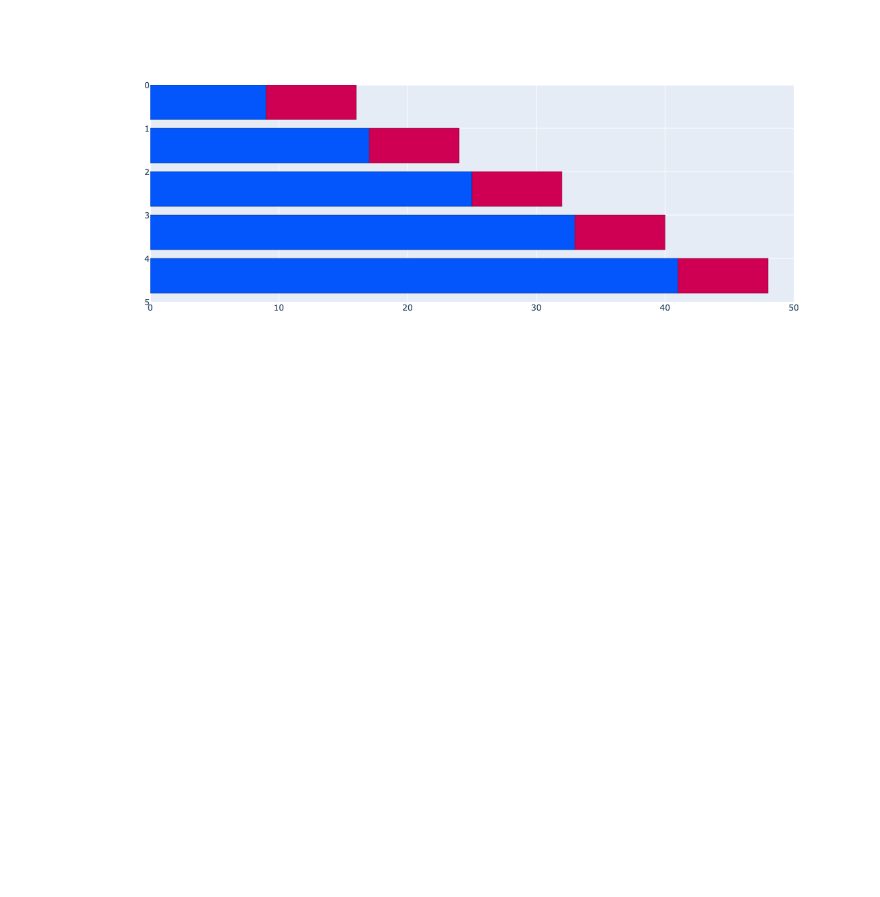
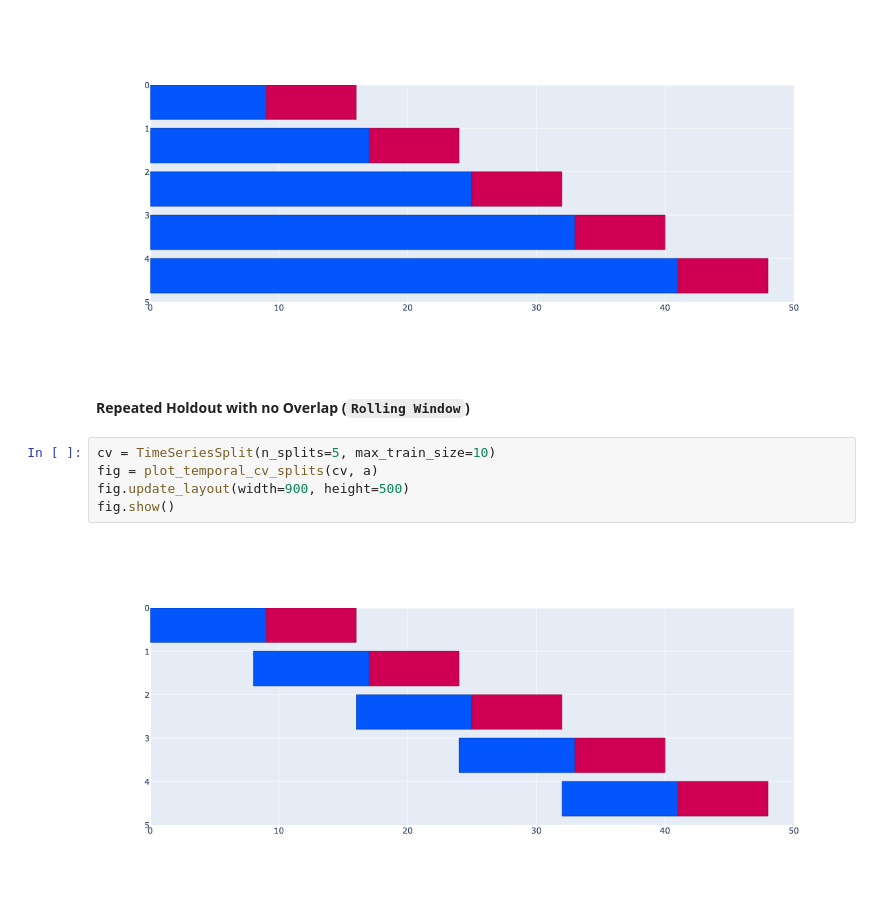
Before and after one commit to joakor89/Modern-Time-Series-Forecasting-with-Python, a Jupyter notebook: chap_20/01_VS.ipynb, the cells around one changed output. Cells and saved outputs as stored; diff of their text form; blank space fills up the shorter version.

Commit message:
Repeated Holdout with no Overlap (Rolling Window)

```diff
--- a/chap_20/01_VS.ipynb
+++ b/chap_20/01_VS.ipynb
@@ -101,3 +101,12 @@ fig.update_layout(width=900, height=500)
 fig.show()
 # %% [output]
 [figure]
+# %% [markdown]
+#### Repeated Holdout with no Overlap (`Rolling Window`)
+# %%
+cv = TimeSeriesSplit(n_splits=5, max_train_size=10)
+fig = plot_temporal_cv_splits(cv, a)
+fig.update_layout(width=900, height=500)
+fig.show()
+# %% [output]
+[figure, added]
```
